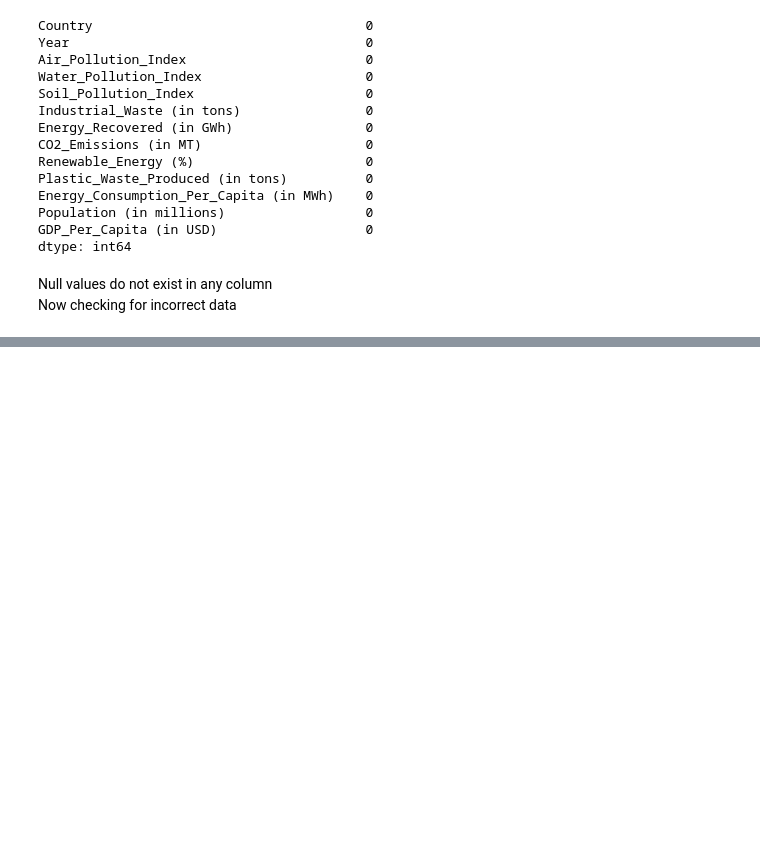
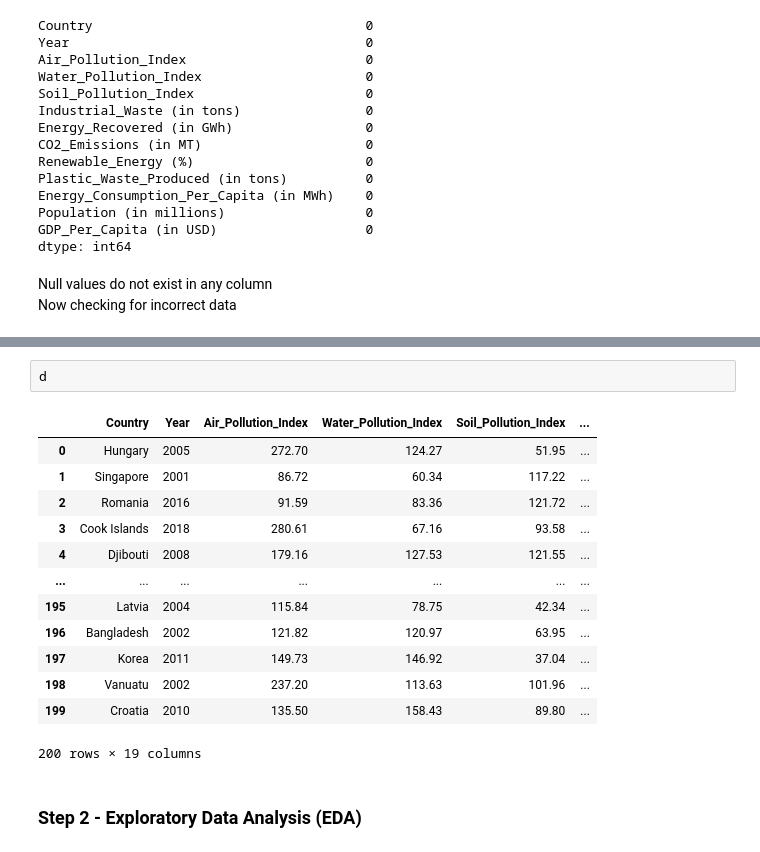
Before and after one commit to princypandya/Global-Pollution-Analysis-and-Energy-Recovery, a Jupyter notebook: Assignment2.ipynb, the cells around one changed output, grey strips where cells are left out. Saved outputs shown, nothing was run; the diff lists cells and outputs as text; blank space fills up the shorter version.

Commit message:
phase 1 step 1 done

```diff
--- a/Assignment2.ipynb
+++ b/Assignment2.ipynb
@@ -51,0 +143,18 @@ Now checking for incorrect data
+# %%
+d
+# %% [output]
+|  | Country | Year | Air_Pollution_Index | Water_Pollution_Index | Soil_Pollution_Index | ... |
+| 0 | Hungary | 2005 | 272.70 | 124.27 | 51.95 | ... |
+| 1 | Singapore | 2001 | 86.72 | 60.34 | 117.22 | ... |
+| 2 | Romania | 2016 | 91.59 | 83.36 | 121.72 | ... |
+| 3 | Cook Islands | 2018 | 280.61 | 67.16 | 93.58 | ... |
+| 4 | Djibouti | 2008 | 179.16 | 127.53 | 121.55 | ... |
+| ... | ... | ... | ... | ... | ... | ... |
+| 195 | Latvia | 2004 | 115.84 | 78.75 | 42.34 | ... |
+| 196 | Bangladesh | 2002 | 121.82 | 120.97 | 63.95 | ... |
+| 197 | Korea | 2011 | 149.73 | 146.92 | 37.04 | ... |
+| 198 | Vanuatu | 2002 | 237.20 | 113.63 | 101.96 | ... |
+| 199 | Croatia | 2010 | 135.50 | 158.43 | 89.80 | ... |
+200 rows × 19 columns
+# %% [markdown]
+<h3>Step 2 - Exploratory Data Analysis (EDA)</h3>
```
Also changed, not shown: parts of 8 cells of this notebook.
